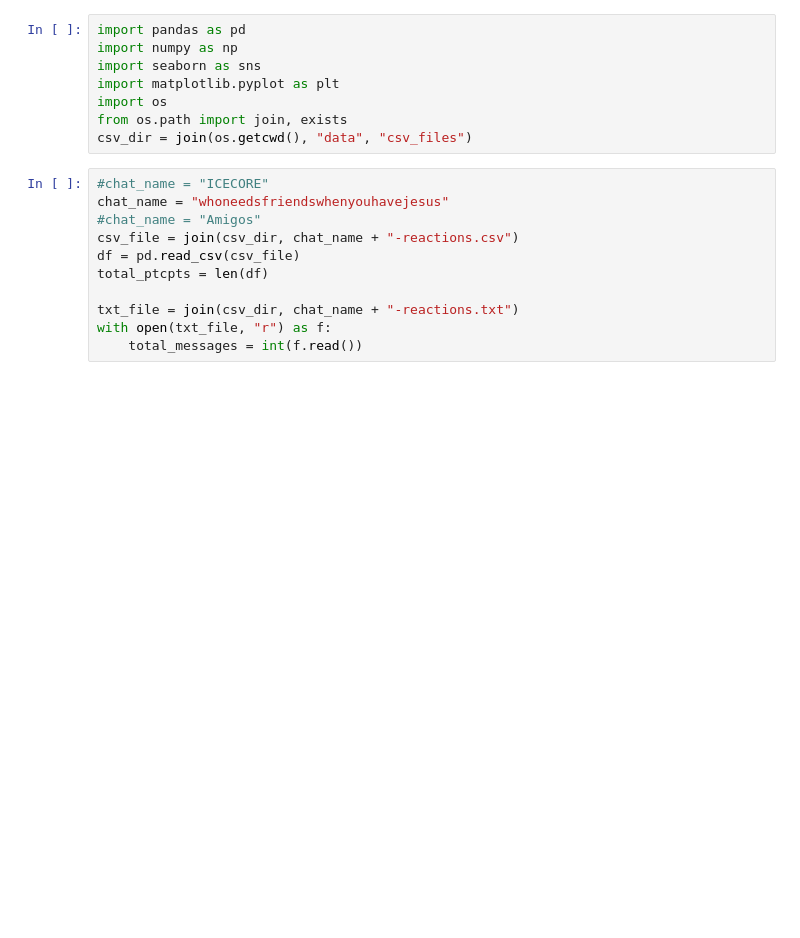
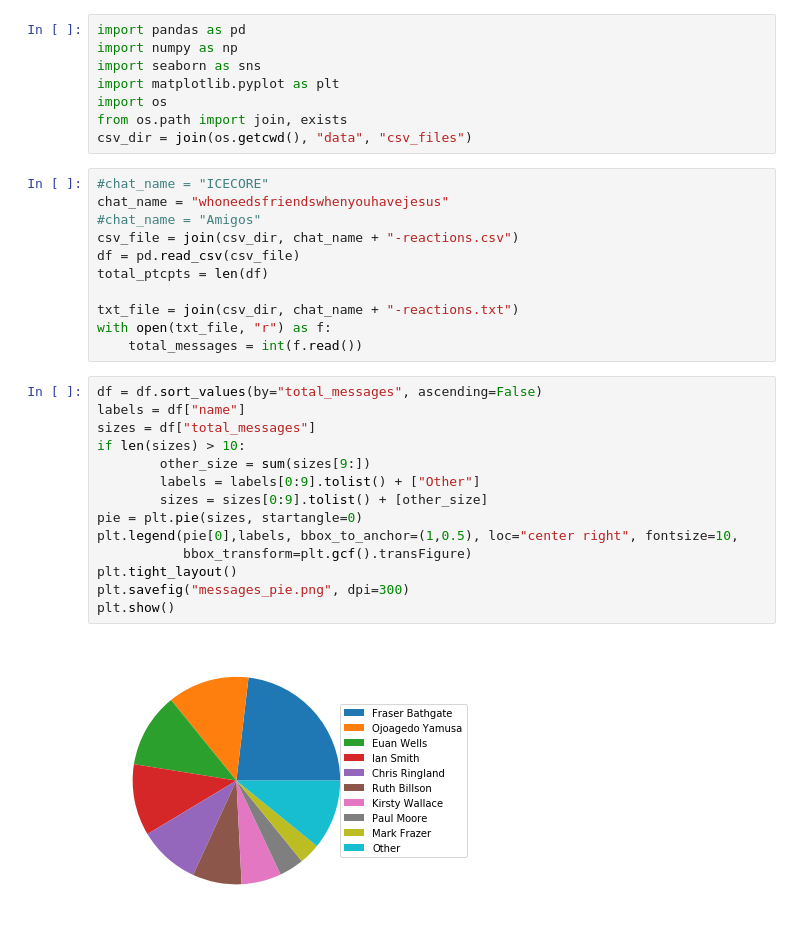
Before and after one commit to paulmoore1/message_analyser, a Jupyter notebook: Graphing.ipynb, the cells around one changed output. Cells and saved outputs as stored; diff of their text form; blank space fills up the shorter version.

```diff
--- a/Graphing.ipynb
+++ b/Graphing.ipynb
@@ -17,6 +17,22 @@ total_ptcpts = len(df)
 txt_file = join(csv_dir, chat_name + "-reactions.txt")
 with open(txt_file, "r") as f:
     total_messages = int(f.read())
+# %%
+df = df.sort_values(by="total_messages", ascending=False)
+labels = df["name"]
+sizes = df["total_messages"]
+if len(sizes) > 10:
+        other_size = sum(sizes[9:])
+        labels = labels[0:9].tolist() + ["Other"]
+        sizes = sizes[0:9].tolist() + [other_size]
+pie = plt.pie(sizes, startangle=0)
+plt.legend(pie[0],labels, bbox_to_anchor=(1,0.5), loc="center right", fontsize=10,
+           bbox_transform=plt.gcf().transFigure)
+plt.tight_layout()
+plt.savefig("messages_pie.png", dpi=300)
+plt.show()
+# %% [output]
+[figure, added]
 # %%
 def plot_reaccs_pie(df, reaction):
     df = df.sort_values(by="percent_reacts", ascending=False)
```
Also changed, not shown: parts of 1 cell of this notebook.
